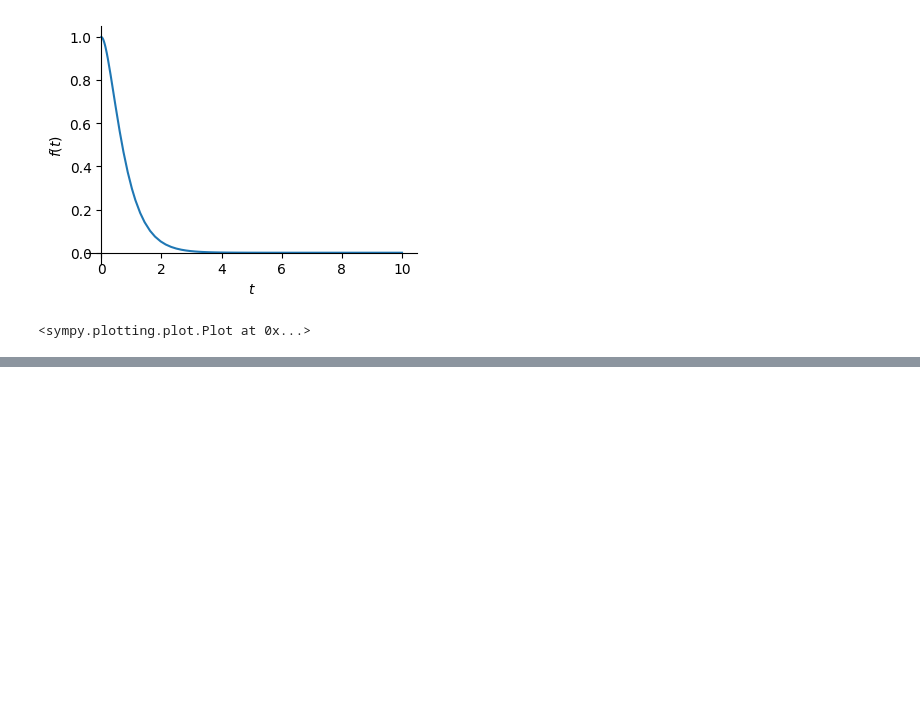
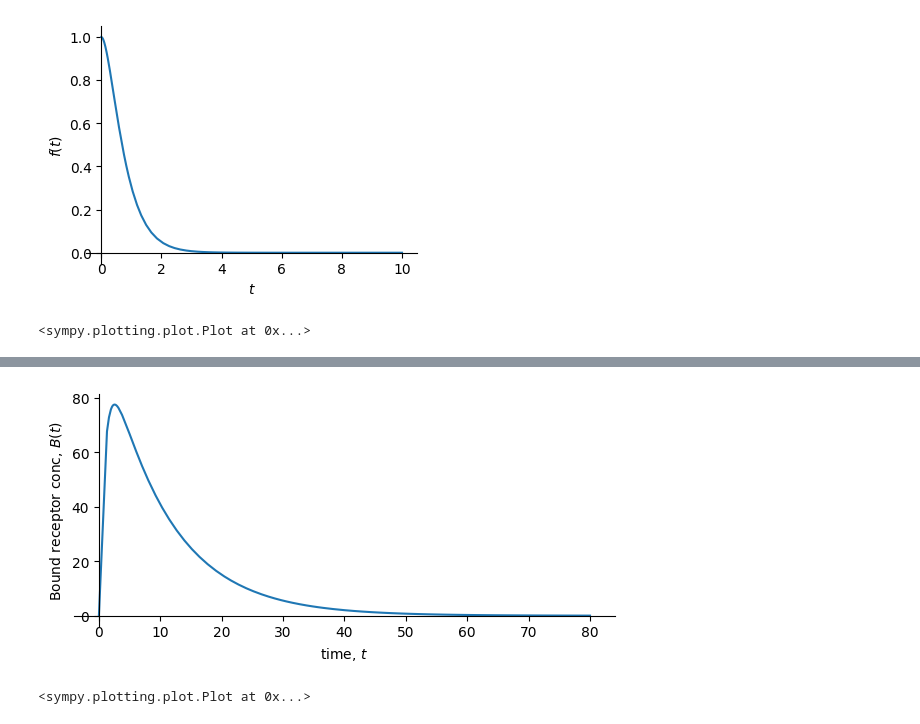
Before and after one commit to Kabilan108/drexel-coursework, a Jupyter notebook: bmes678/1-symbolic/hw/hwmupad.sim2_tko35.ipynb, the cells around one changed output, grey strips where cells are left out. Drawn from its saved outputs; the diff is of its cells as text; code cells hidden in the pictures; blank space fills up the shorter version.

```diff
--- a/bmes678/1-symbolic/hw/hwmupad.sim2_tko35.ipynb
+++ b/bmes678/1-symbolic/hw/hwmupad.sim2_tko35.ipynb
@@ -276,0 +301,14 @@ just have to be >0
+# %%
+# | fig-align: center
+# | fig-cap: "Plot of the solution to the ODEs for the bound receptor concentration as a function of time."
+
+sp.plot(
+    soln[0].rhs,
+    (t, 0, 80),
+    size=(6, 3),
+    xlabel="time, $t$",
+    ylabel="Bound receptor conc, $B(t)$",
+)
+# %% [output]
+[figure, added]
+<sympy.plotting.plot.Plot at 0x...>
```
Also changed, not shown: parts of 4 cells of this notebook, 1 other file.
